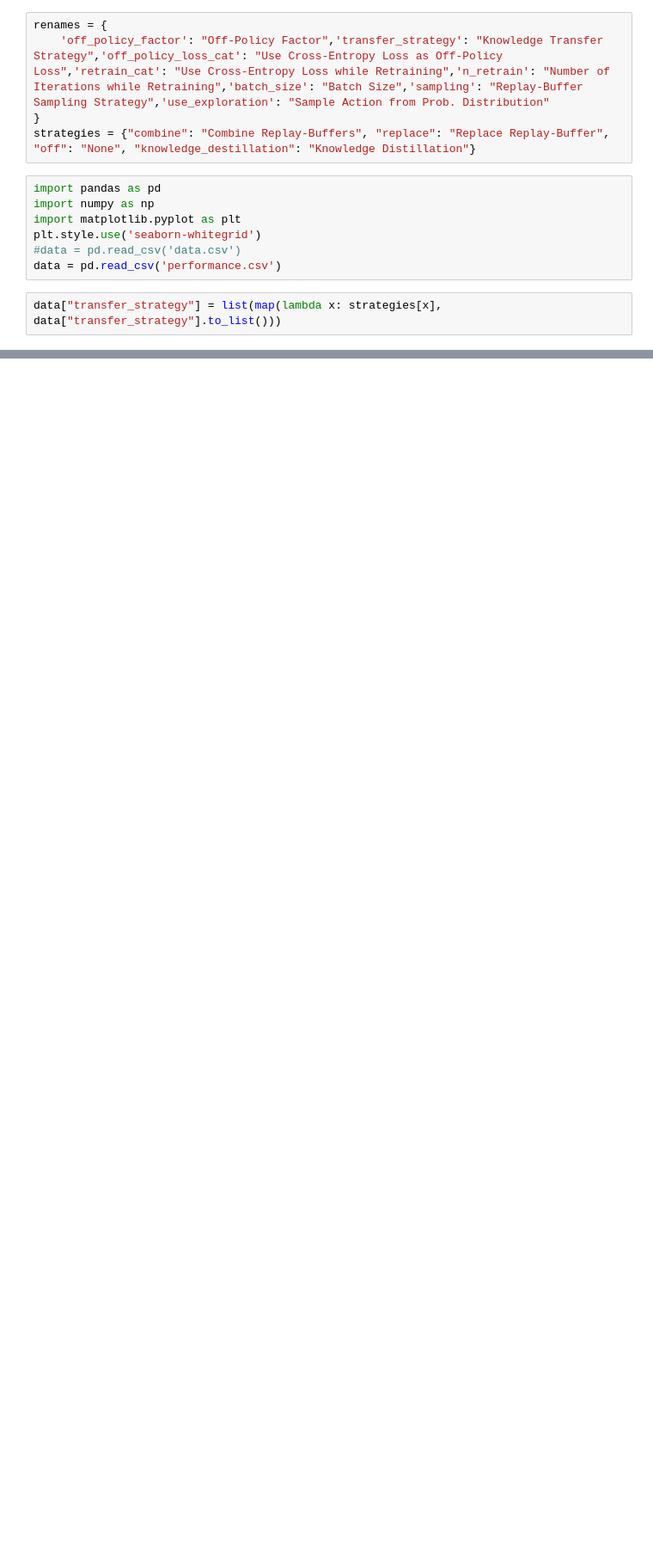
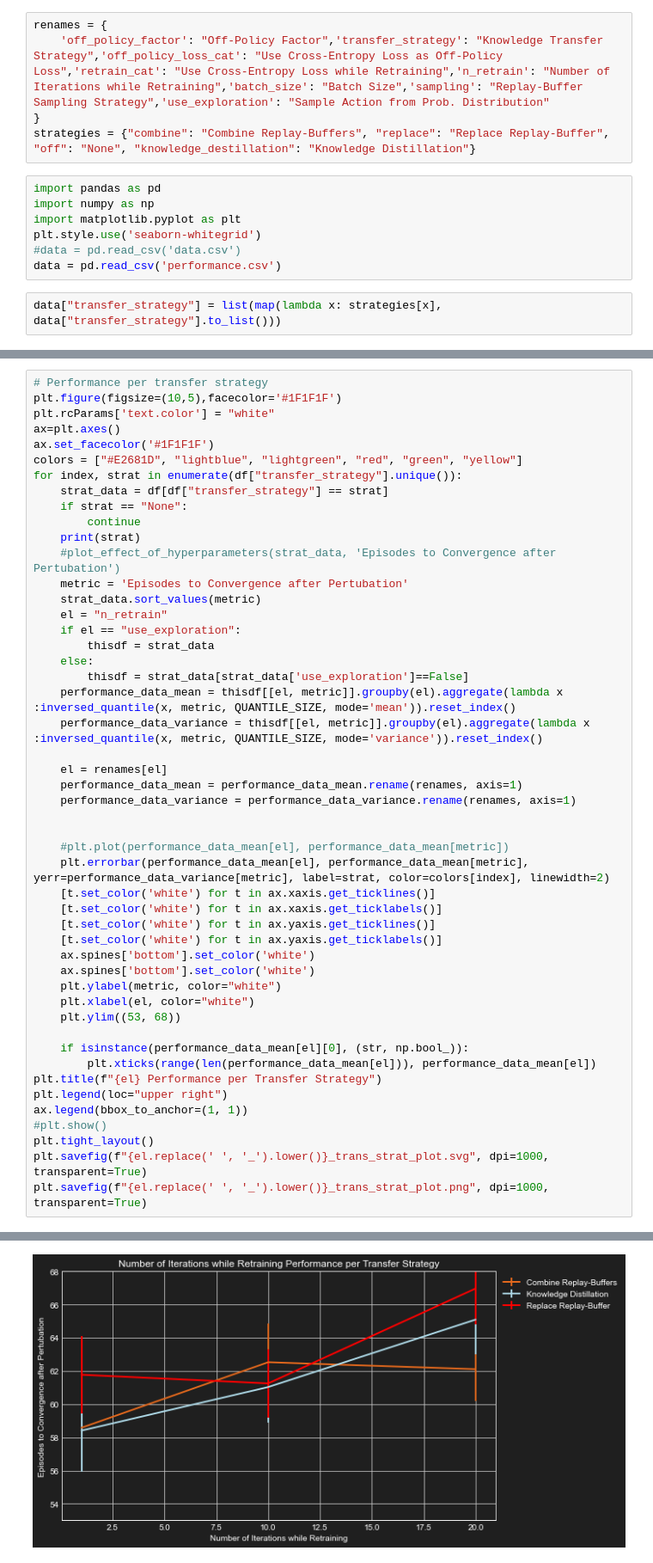
Before and after one commit to hpi-sam/MARL-TransferLearning, a Jupyter notebook: src/eval/evaluation.ipynb, the cells around one changed output, grey strips where cells are left out. Shown at 86% size. Saved outputs shown, nothing was run; the diff lists cells and outputs as text; blank space fills up the shorter version.

```diff
--- a/src/eval/evaluation.ipynb
+++ b/src/eval/evaluation.ipynb
@@ -100,0 +165,50 @@ IndentationError: expected an indented block (3980281663.py, line 2)
+# %%
+# Performance per transfer strategy
+plt.figure(figsize=(10,5),facecolor='#1F1F1F')
+plt.rcParams['text.color'] = "white"
+ax=plt.axes()
+ax.set_facecolor('#1F1F1F')
+colors = ["#E2681D", "lightblue", "lightgreen", "red", "green", "yellow"]
+for index, strat in enumerate(df["transfer_strategy"].unique()):
+    strat_data = df[df["transfer_strategy"] == strat]
+    if strat == "None":
+        continue
+    print(strat)
+    #plot_effect_of_hyperparameters(strat_data, 'Episodes to Convergence after Pertubation')
+    metric = 'Episodes to Convergence after Pertubation'
+    strat_data.sort_values(metric)
+    el = "n_retrain"
+    if el == "use_exploration":
+        thisdf = strat_data
+    else:
+        thisdf = strat_data[strat_data['use_exploration']==False]
+    performance_data_mean = thisdf[[el, metric]].groupby(el).aggregate(lambda x :inversed_quantile(x, metric, QUANTILE_SIZE, mode='mean')).reset_index()
+    performance_data_variance = thisdf[[el, metric]].groupby(el).aggregate(lambda x :inversed_quantile(x, metric, QUANTILE_SIZE, mode='variance')).reset_index()
+
+    el = renames[el]
+    performance_data_mean = performance_data_mean.rename(renames, axis=1)
+    performance_data_variance = performance_data_variance.rename(renames, axis=1)
+
+
+    #plt.plot(performance_data_mean[el], performance_data_mean[metric])
+    plt.errorbar(performance_data_mean[el], performance_data_mean[metric], yerr=performance_data_variance[metric], label=strat, color=colors[index], linewidth=2)
+    [t.set_color('white') for t in ax.xaxis.get_ticklines()]
+    [t.set_color('white') for t in ax.xaxis.get_ticklabels()]
+    [t.set_color('white') for t in ax.yaxis.get_ticklines()]
+    [t.set_color('white') for t in ax.yaxis.get_ticklabels()]
+    ax.spines['bottom'].set_color('white')
+    ax.spines['bottom'].set_color('white')
+    plt.ylabel(metric, color="white")
+    plt.xlabel(el, color="white")
+    plt.ylim((53, 68))
+
+    if isinstance(performance_data_mean[el][0], (str, np.bool_)):
+        plt.xticks(range(len(performance_data_mean[el])), performance_data_mean[el])
+plt.title(f"{el} Performance per Transfer Strategy")
+plt.legend(loc="upper right")
+ax.legend(bbox_to_anchor=(1, 1))
+#plt.show()
+plt.tight_layout()
+plt.savefig(f"{el.replace(' ', '_').lower()}_trans_strat_plot.svg", dpi=1000, transparent=True)
+plt.savefig(f"{el.replace(' ', '_').lower()}_trans_strat_plot.png", dpi=1000, transparent=True)
+# %% [output]
@@ -100,0 +218 @@ IndentationError: expected an indented block (3980281663.py, line 2)
+[figure, added]
```
Also changed, not shown: parts of 6 cells of this notebook.
